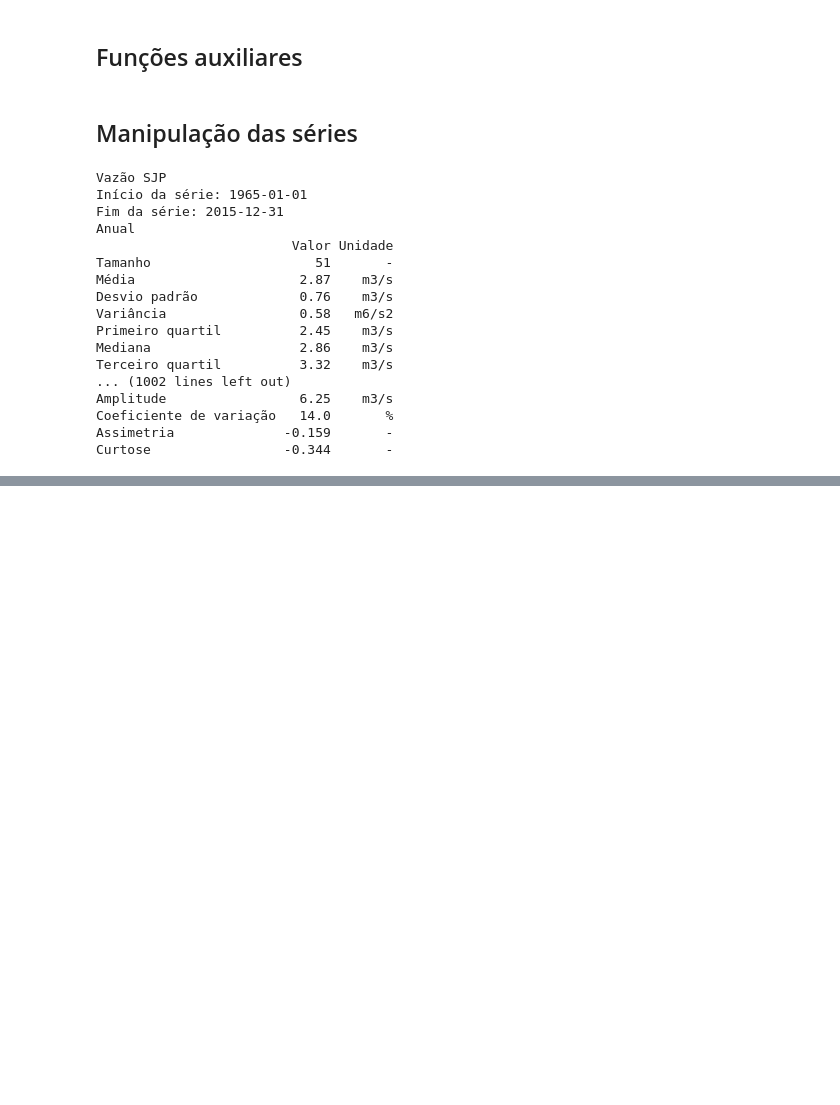
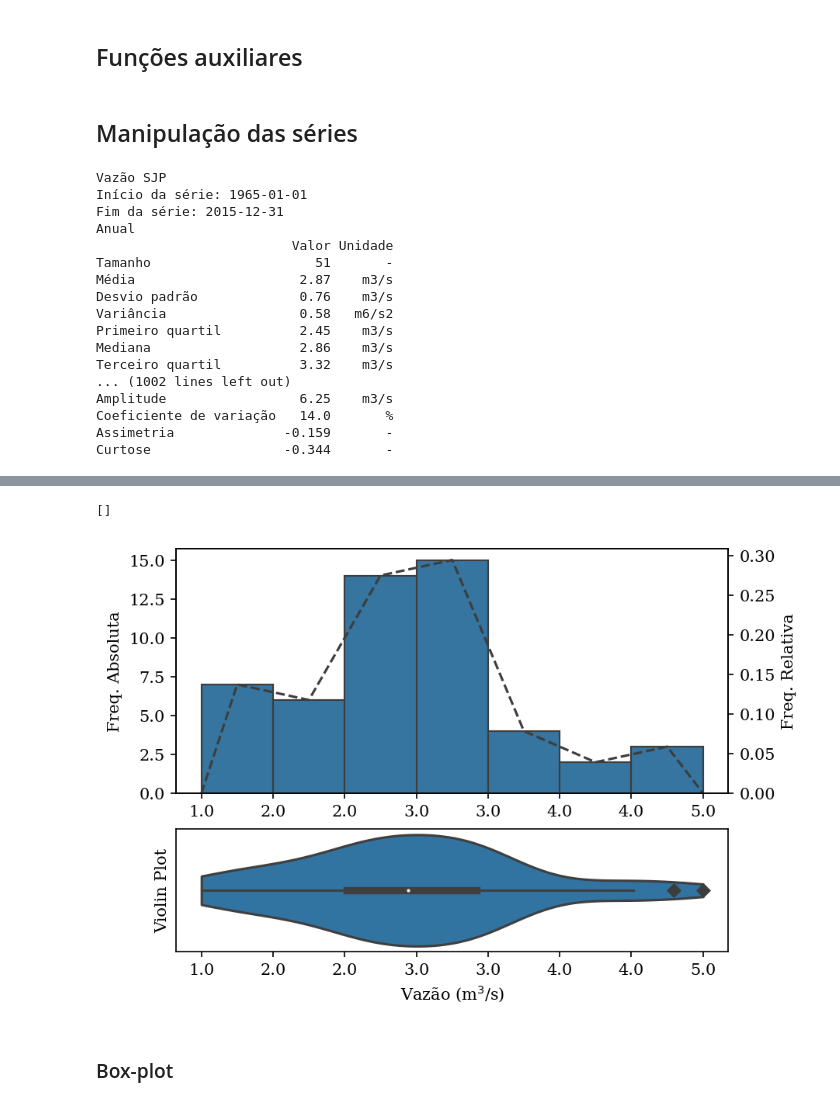
Before and after one commit to rqaita/stats-hydro, a Jupyter notebook: activ_2/activ_2.ipynb, the cells around one changed output, grey strips where cells are left out. Drawn from its saved outputs; the diff is of its cells as text; code cells hidden in the pictures; blank space fills up the shorter version.

```diff
--- a/activ_2/activ_2.ipynb
+++ b/activ_2/activ_2.ipynb
@@ -187,0 +107,4 @@ Curtose                 -0.344       -
+# %%
+serie_anual = df_ano[0]
+N = serie_anual.shape[0]
+NC = round(1 + 3.3 * np.log10(N))  # Sturges
@@ -187,0 +113,44 @@ Curtose                 -0.344       -
+# %%
+# Frequency polygon
+counts, bins_pol = np.histogram(serie_anual["data"], bins=NC)
+bins_pol = np.concatenate([np.array([bins_pol[0]]), (bins_pol[:-1] + bins_pol[1:]) / 2, np.array([bins_pol[-1]])])
+counts = np.concatenate([np.zeros(1), counts, np.zeros(1)])
+
+q1, q3 = np.percentile(serie_anual["data"], [25, 75])
+whisker_low = q1 - (q3 - q1) * 1.5
+whisker_high = q3 + (q3 - q1) * 1.5
+outliers = serie_anual["data"][(serie_anual["data"] > whisker_high) | (serie_anual["data"] < whisker_low)]
+
+fig, ax = plt.subplots(2, 1, constrained_layout=True, gridspec_kw={"height_ratios":[2, 1]})
+ax_right = ax[0].twinx()
+
+n, bins, _ = ax[0].hist(
+        x=serie_anual["data"], bins='sturges', color='#36759f', edgecolor='#3d3d3d',
+)
+ax[0].set_ylabel("Freq. Absoluta")
+ax[0].set_xticks(bins)
+ax[0].set_xticklabels(bins.round())
+ax_right.hist(
+        x=serie_anual["data"], bins=len(n), color='#36759f', edgecolor='#3d3d3d',
+        weights=np.ones_like(serie_anual["data"].to_numpy())/len(serie_anual["data"]),
+)
+ax_right.set_ylabel("Freq. Relativa")
+
+ax_right.plot(bins_pol, counts/len(serie_anual["data"]), '--', color='#3d3d3d')
+
+sns.violinplot(x=serie_anual["data"], cut=0, ax=ax[1])
+ax[1].set_xticks(bins)
+ax[1].set_xticklabels(bins.round())
+ax[1].set_yticks([])
+ax[1].set_xlabel('Vazão (m$^3$/s)')
+ax[1].set_ylabel("Violin Plot")
+sns.scatterplot(x=outliers, y=0, marker='D', edgecolor='#3d3d3d', color='#3d3d3d', ax=ax[1])
+
+if salvar:
+    fig.savefig('report/plots.png', format='png', dpi=300)
+plt.plot()
+# %% [output]
+[]
+[figure, added]
+# %% [markdown]
+### Box-plot
```
Also changed, not shown: parts of 15 cells of this notebook, 4 other files.
